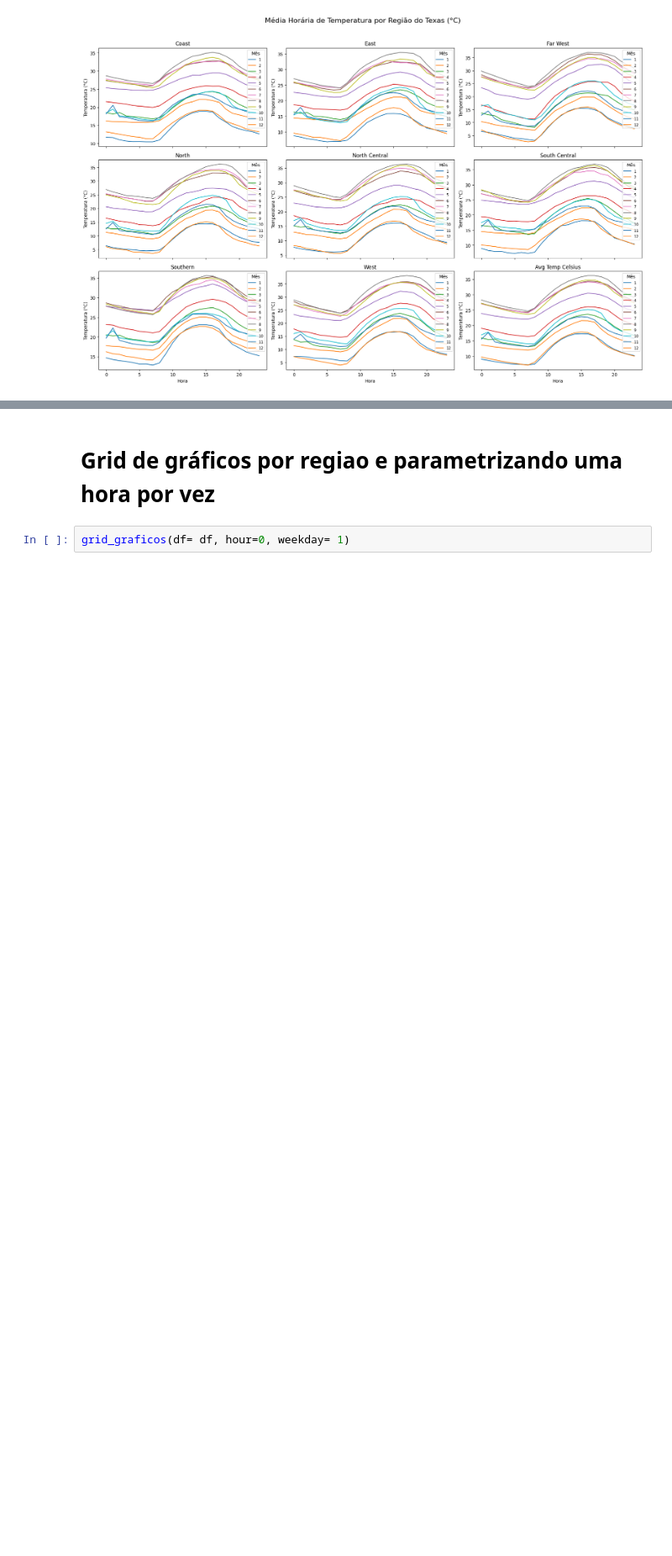
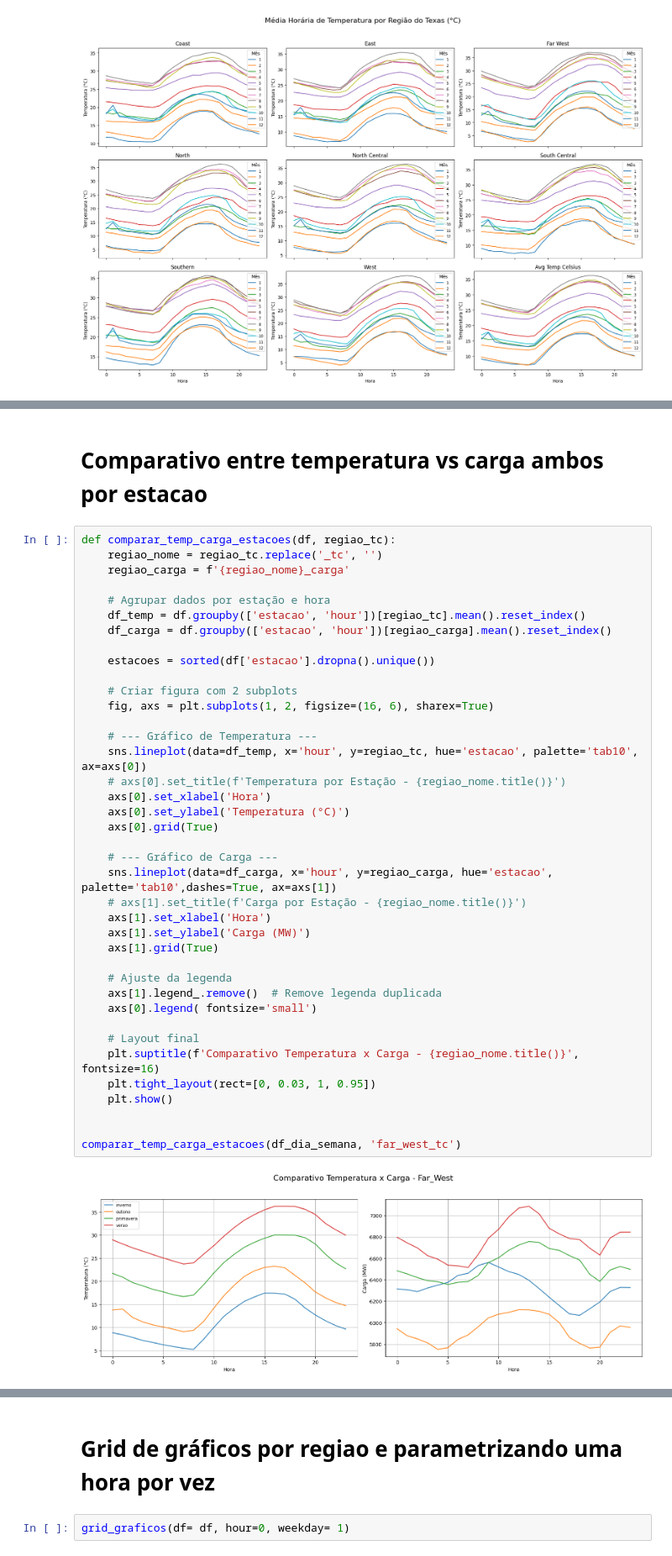
Before and after one commit to jrodrigotico/serena-tcc, a Jupyter notebook: debug_modelo.ipynb, the cells around one changed output, grey strips where cells are left out. Shown at 84% size. Cells and saved outputs as stored; diff of their text form; blank space fills up the shorter version.

```diff
--- a/debug_modelo.ipynb
+++ b/debug_modelo.ipynb
@@ -194,3 +290,46 @@ plt.show()
+# %% [markdown]
+# Comparativo entre temperatura vs carga ambos por estacao
+# %%
+def comparar_temp_carga_estacoes(df, regiao_tc):
+    regiao_nome = regiao_tc.replace('_tc', '')
+    regiao_carga = f'{regiao_nome}_carga'
+
+    # Agrupar dados por estação e hora
+    df_temp = df.groupby(['estacao', 'hour'])[regiao_tc].mean().reset_index()
+    df_carga = df.groupby(['estacao', 'hour'])[regiao_carga].mean().reset_index()
+
+    estacoes = sorted(df['estacao'].dropna().unique())
+
+    # Criar figura com 2 subplots
+    fig, axs = plt.subplots(1, 2, figsize=(16, 6), sharex=True)
+
+    # --- Gráfico de Temperatura ---
+    sns.lineplot(data=df_temp, x='hour', y=regiao_tc, hue='estacao', palette='tab10', ax=axs[0])
+    # axs[0].set_title(f'Temperatura por Estação - {regiao_nome.title()}')
+    axs[0].set_xlabel('Hora')
+    axs[0].set_ylabel('Temperatura (°C)')
+    axs[0].grid(True)
+
+    # --- Gráfico de Carga ---
+    sns.lineplot(data=df_carga, x='hour', y=regiao_carga, hue='estacao', palette='tab10',dashes=True, ax=axs[1])
+    # axs[1].set_title(f'Carga por Estação - {regiao_nome.title()}')
+    axs[1].set_xlabel('Hora')
+    axs[1].set_ylabel('Carga (MW)')
+    axs[1].grid(True)
+
+    # Ajuste da legenda
+    axs[1].legend_.remove()  # Remove legenda duplicada
+    axs[0].legend( fontsize='small')
+
+    # Layout final
+    plt.suptitle(f'Comparativo Temperatura x Carga - {regiao_nome.title()}', fontsize=16)
+    plt.tight_layout(rect=[0, 0.03, 1, 0.95])
+    plt.show()
+
+
+comparar_temp_carga_estacoes(df_dia_semana, 'far_west_tc')
+# %% [output]
+[figure, added]
 # %%
 tabela_equacoes(df = df , n_weekday = 1 )
 # %% [output]
```
Also changed, not shown: parts of 16 cells of this notebook, 3 other files.
